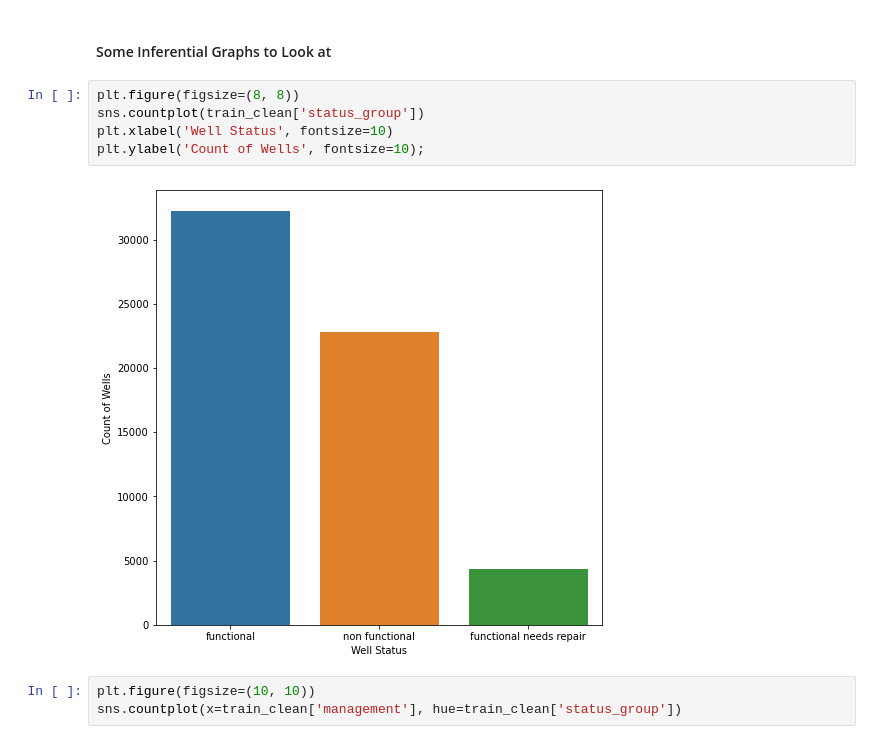
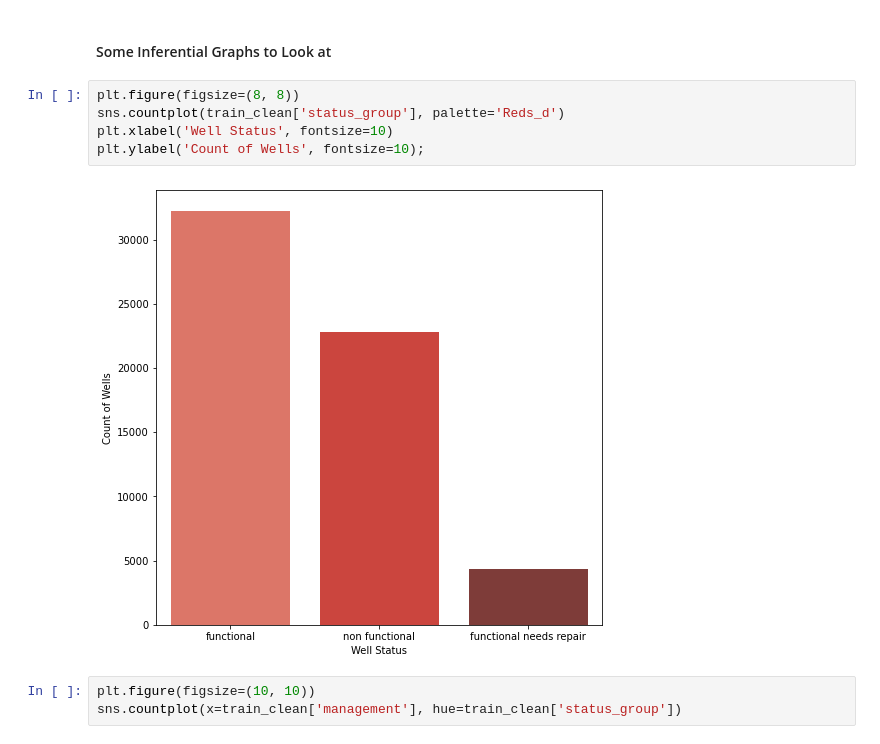
Before and after one commit to OlgertHasko/Tanzanian-Water-Wells, a Jupyter notebook: Madoria-EDA.ipynb, the cells around one changed output. Drawn from its saved outputs; the diff is of its cells as text.

```diff
--- a/Madoria-EDA.ipynb
+++ b/Madoria-EDA.ipynb
@@ -211,11 +229,11 @@ memory usage: 9.5+ MB
 #### Some Inferential Graphs to Look at
 # %%
 plt.figure(figsize=(8, 8))
-sns.countplot(train_clean['status_group'])
+sns.countplot(train_clean['status_group'], palette='Reds_d')
 plt.xlabel('Well Status', fontsize=10)
 plt.ylabel('Count of Wells', fontsize=10);
 # %% [output]
-[figure, old version]
+[figure, new version]
 # %%
 plt.figure(figsize=(10, 10))
 sns.countplot(x=train_clean['management'], hue=train_clean['status_group'])
```
Also changed, not shown: parts of 5 cells of this notebook.
